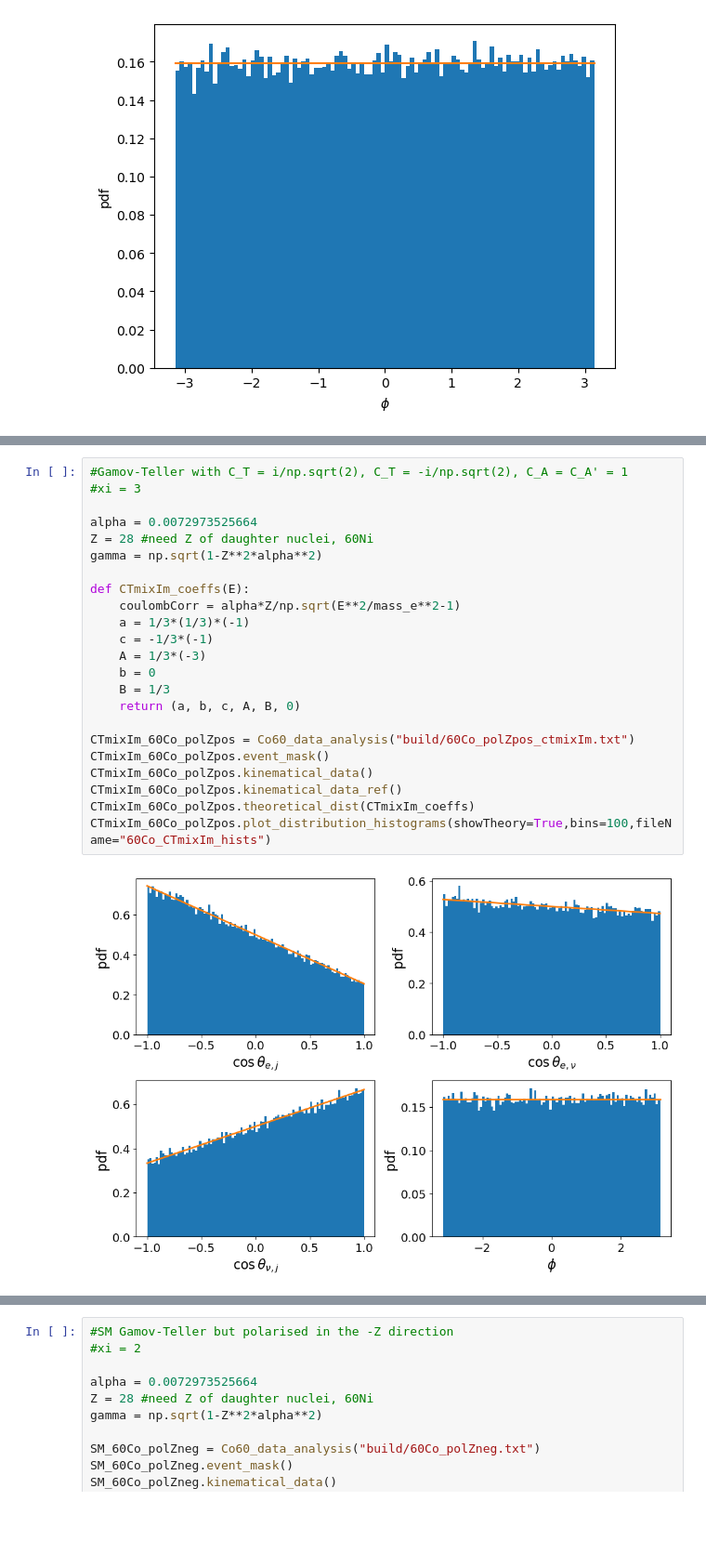
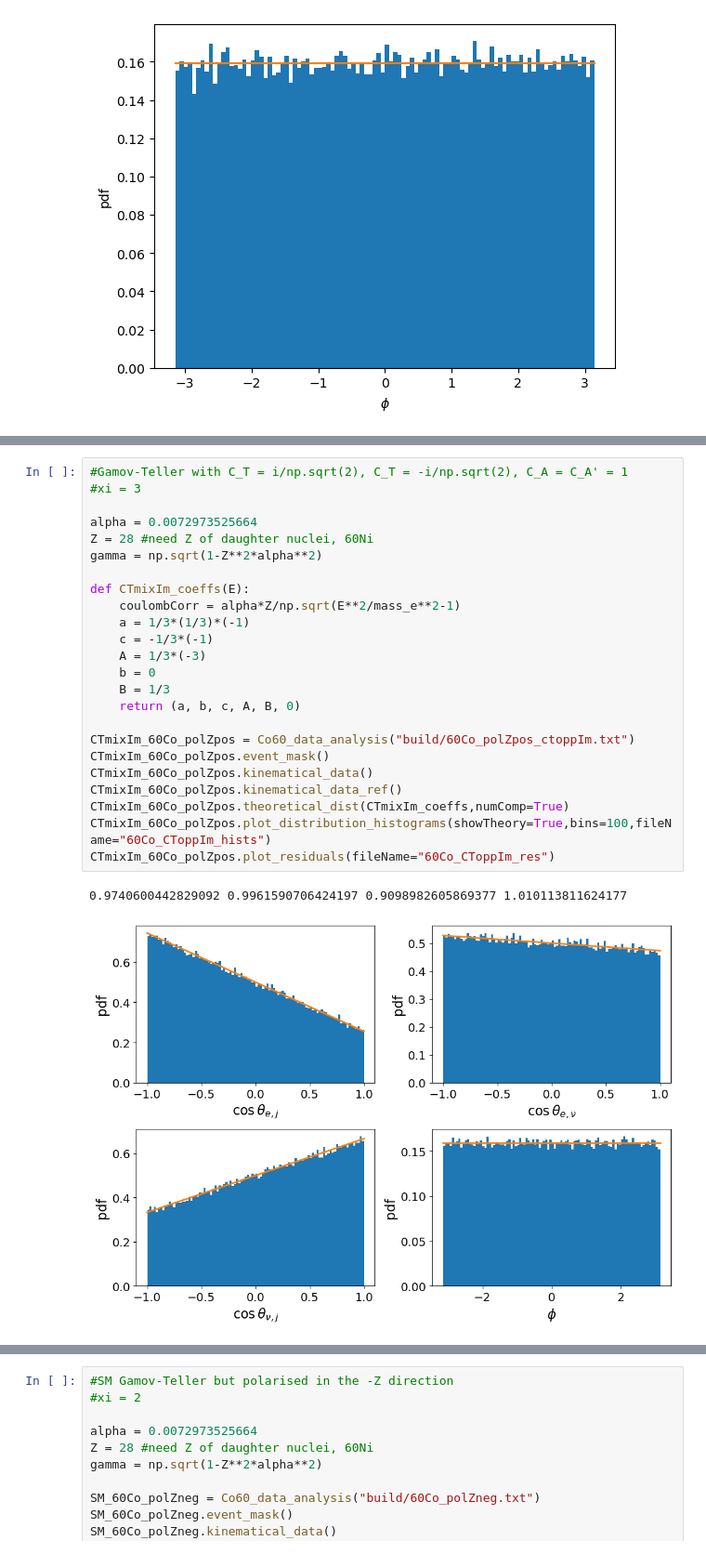
Before and after one commit to PabloCanovasM/CRADLE_TESTS, a Jupyter notebook: CRADLE_pureGTdecay_analysis.ipynb, the cells around one changed output, grey strips where cells are left out. Shown at 93% size. Saved outputs shown, nothing was run; the diff lists cells and outputs as text; blank space fills up the shorter version.

```diff
--- a/CRADLE_pureGTdecay_analysis.ipynb
+++ b/CRADLE_pureGTdecay_analysis.ipynb
@@ -342,25 +420,27 @@ CTmixIm_60Co_polZpos.plot_distribution_histograms(showTheory=True,bins=100,fileN
 # %%
 #Gamov-Teller with C_T = i/np.sqrt(2), C_T = -i/np.sqrt(2), C_A = C_A' = 1
 #xi = 3
 
 alpha = 0.0072973525664
 Z = 28 #need Z of daughter nuclei, 60Ni
 gamma = np.sqrt(1-Z**2*alpha**2)
 
 def CTmixIm_coeffs(E):
     coulombCorr = alpha*Z/np.sqrt(E**2/mass_e**2-1)
     a = 1/3*(1/3)*(-1)
     c = -1/3*(-1)
     A = 1/3*(-3)
     b = 0
     B = 1/3
     return (a, b, c, A, B, 0)
 
-CTmixIm_60Co_polZpos = Co60_data_analysis("build/60Co_polZpos_ctmixIm.txt")
+CTmixIm_60Co_polZpos = Co60_data_analysis("build/60Co_polZpos_ctoppIm.txt")
 CTmixIm_60Co_polZpos.event_mask()
 CTmixIm_60Co_polZpos.kinematical_data()
 CTmixIm_60Co_polZpos.kinematical_data_ref()
-CTmixIm_60Co_polZpos.theoretical_dist(CTmixIm_coeffs)
-CTmixIm_60Co_polZpos.plot_distribution_histograms(showTheory=True,bins=100,fileName="60Co_CTmixIm_hists")
+CTmixIm_60Co_polZpos.theoretical_dist(CTmixIm_coeffs,numComp=True)
+CTmixIm_60Co_polZpos.plot_distribution_histograms(showTheory=True,bins=100,fileName="60Co_CToppIm_hists")
+CTmixIm_60Co_polZpos.plot_residuals(fileName="60Co_CToppIm_res")
 # %% [output]
+0.9740600442829092 0.9961590706424197 0.9098982605869377 1.010113811624177
-[figure, old version]
+[figure, new version]
```
Also changed, not shown: parts of 9 cells of this notebook, 22 other files.
